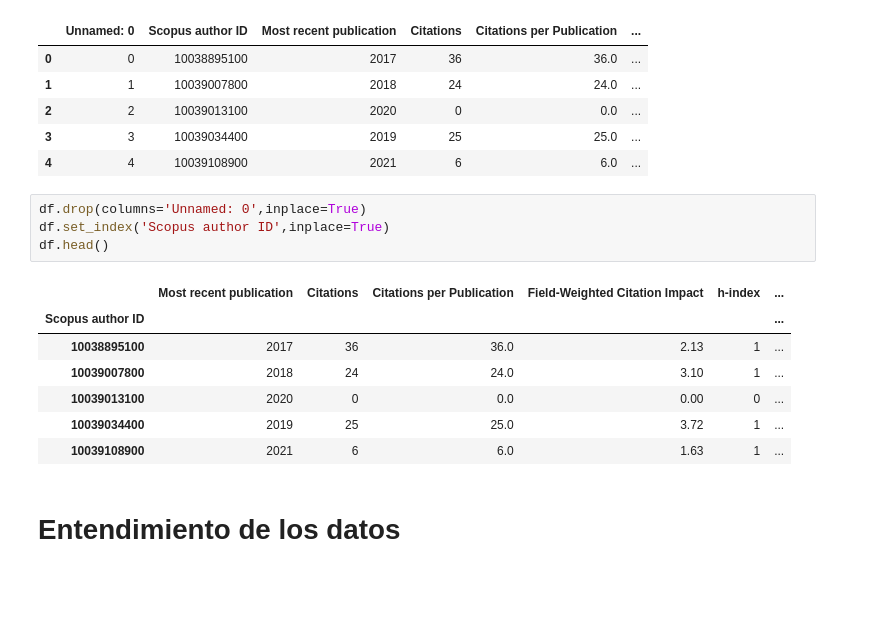
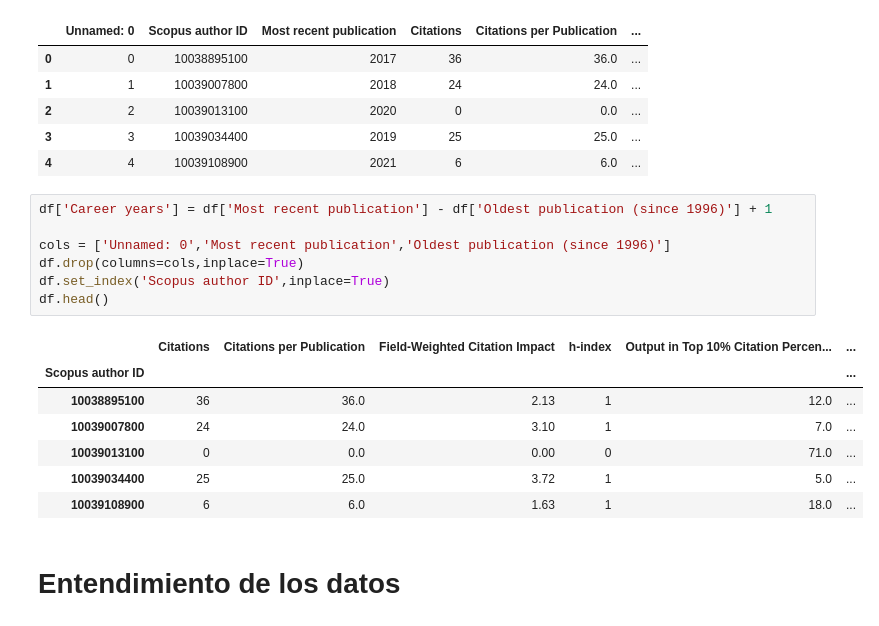
Before and after one commit to ElizabethAndriano/RisingStars, a Jupyter notebook: linearRegresion.ipynb, the cells around one changed output. Saved outputs shown, nothing was run; the diff lists cells and outputs as text; blank space fills up the shorter version.

```diff
--- a/linearRegresion.ipynb
+++ b/linearRegresion.ipynb
@@ -31,17 +31,20 @@ df.head()
 | 3 | 3 | 10039034400 | 2019 | 25 | 25.0 | ... |
 | 4 | 4 | 10039108900 | 2021 | 6 | 6.0 | ... |
 # %%
-df.drop(columns='Unnamed: 0',inplace=True)
+df['Career years'] = df['Most recent publication'] - df['Oldest publication (since 1996)'] + 1
+
+cols = ['Unnamed: 0','Most recent publication','Oldest publication (since 1996)']
+df.drop(columns=cols,inplace=True)
 df.set_index('Scopus author ID',inplace=True)
 df.head()
 # %% [output]
-|  | Most recent publication | Citations | Citations per Publication | Field-Weighted Citation Impact | h-index | ... |
+|  | Citations | Citations per Publication | Field-Weighted Citation Impact | h-index | Output in Top 10% Citation Percen... | ... |
 | Scopus author ID |  |  |  |  |  | ... |
-| 10038895100 | 2017 | 36 | 36.0 | 2.13 | 1 | ... |
-| 10039007800 | 2018 | 24 | 24.0 | 3.10 | 1 | ... |
-| 10039013100 | 2020 | 0 | 0.0 | 0.00 | 0 | ... |
-| 10039034400 | 2019 | 25 | 25.0 | 3.72 | 1 | ... |
-| 10039108900 | 2021 | 6 | 6.0 | 1.63 | 1 | ... |
+| 10038895100 | 36 | 36.0 | 2.13 | 1 | 12.0 | ... |
+| 10039007800 | 24 | 24.0 | 3.10 | 1 | 7.0 | ... |
+| 10039013100 | 0 | 0.0 | 0.00 | 0 | 71.0 | ... |
+| 10039034400 | 25 | 25.0 | 3.72 | 1 | 5.0 | ... |
+| 10039108900 | 6 | 6.0 | 1.63 | 1 | 18.0 | ... |
 # %% [markdown]
 # Entendimiento de los datos
 # %% [markdown]
```
Also changed, not shown: parts of 17 cells of this notebook.
